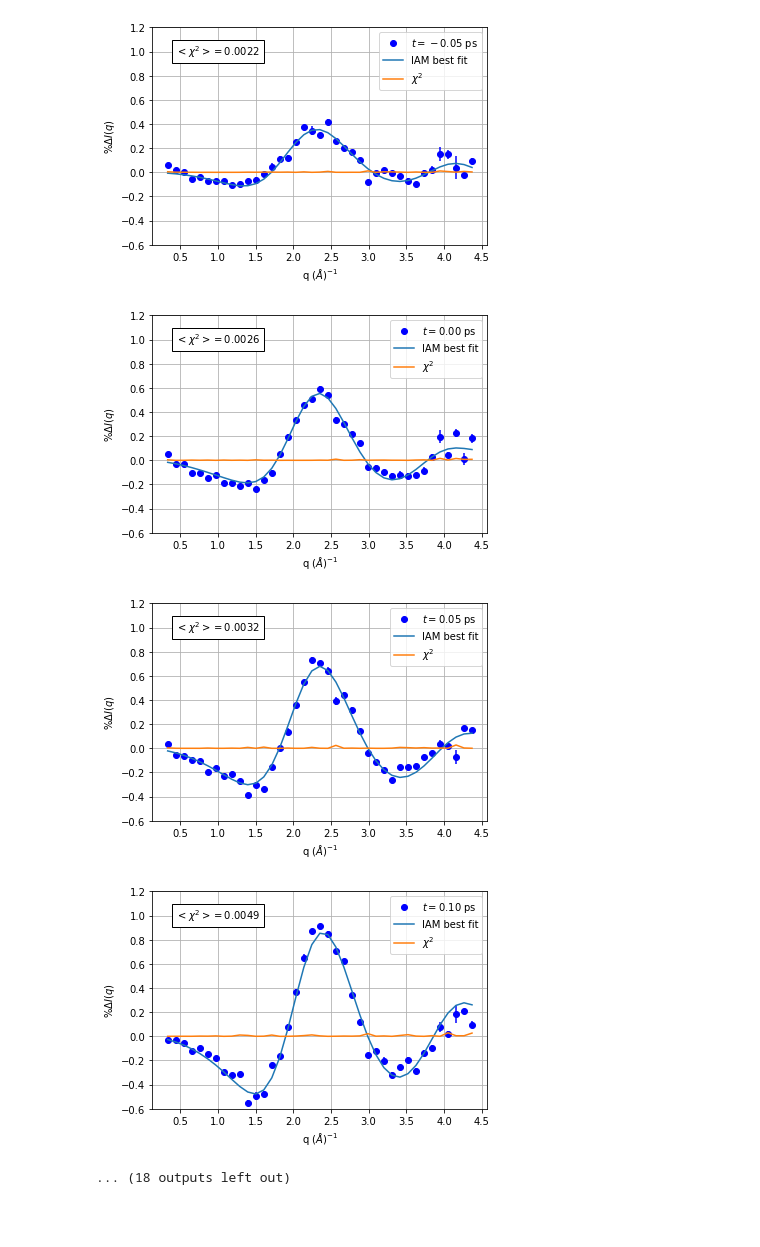
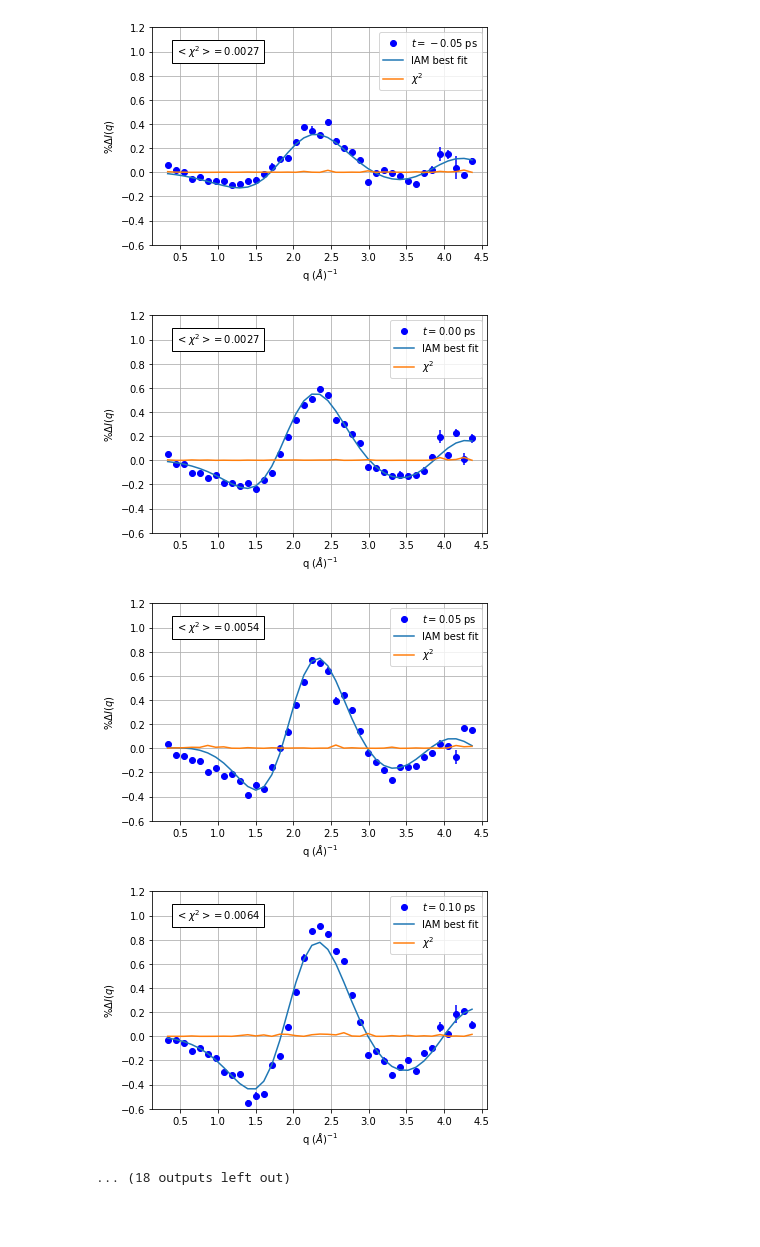
Before and after one commit to tnorthey/molecule, a Jupyter notebook: notebooks/fit_plots.ipynb, the cells around one changed output. Saved outputs shown, nothing was run; the diff lists cells and outputs as text; code cells hidden in the pictures.

```diff
--- a/notebooks/fit_plots.ipynb
+++ b/notebooks/fit_plots.ipynb
@@ -4,9 +4,9 @@ import scipy.io
 import matplotlib.pyplot as plt
 
 #for k in range(17, 48):
-N = 2000000
+N = 50007
 #subtitle = 'mode%i' % k
-subtitle = 'allmodes'
+subtitle = 'modes0-6-13-18-20-28'
 
 chi2_file = np.load('../data/chi2_%i_%s.npz' % (N, subtitle))
 chi2_array = chi2_file['chi2']
@@ -82,11 +82,13 @@ for t in range(0, 28):
              verticalalignment='center',
              bbox=dict(facecolor='white', alpha=1.0))
     fname = '%i_%s_%3.2f.png' % (N, subtitle, t_exp[time_step])
-    plt.savefig(fname, dpi=150, facecolor='w',
-            edgecolor='w', orientation='portrait',
-            format='png', transparent=False,
-            bbox_inches='tight', pad_inches=0.1,
-            metadata=None)
+    png_plot = False
+    if png_plot:
+        plt.savefig(fname, dpi=150, facecolor='w',
+                edgecolor='w', orientation='portrait',
+                format='png', transparent=False,
+                bbox_inches='tight', pad_inches=0.1,
+                metadata=None)
 # %% [output]
 [-0.35 -0.3  -0.25 -0.2  -0.15 -0.1  -0.05  0.    0.05  0.1   0.15  0.2
   0.25  0.3   0.35  0.4   0.45  0.5   0.55  0.6   0.65  0.7   0.75  0.8
@@ -128,7 +124,7 @@ chi2: 0.007364
-[figure, old version]
+[figure, new version]
-[figure, old version]
+[figure, new version]
-[figure, old version]
+[figure, new version]
-[figure, old version]
+[figure, new version]
 ... (18 outputs left out)
 # %% [markdown]
 ###
```
Also changed, not shown: parts of 1 cell of this notebook, 4 other files.
